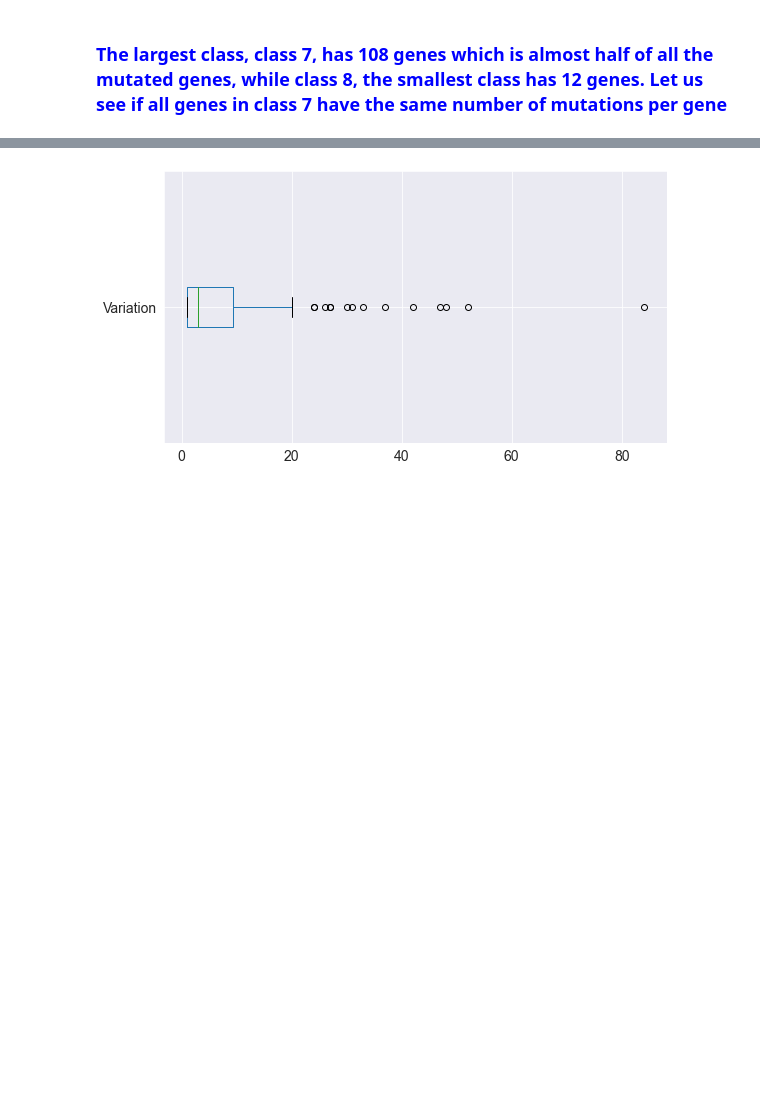
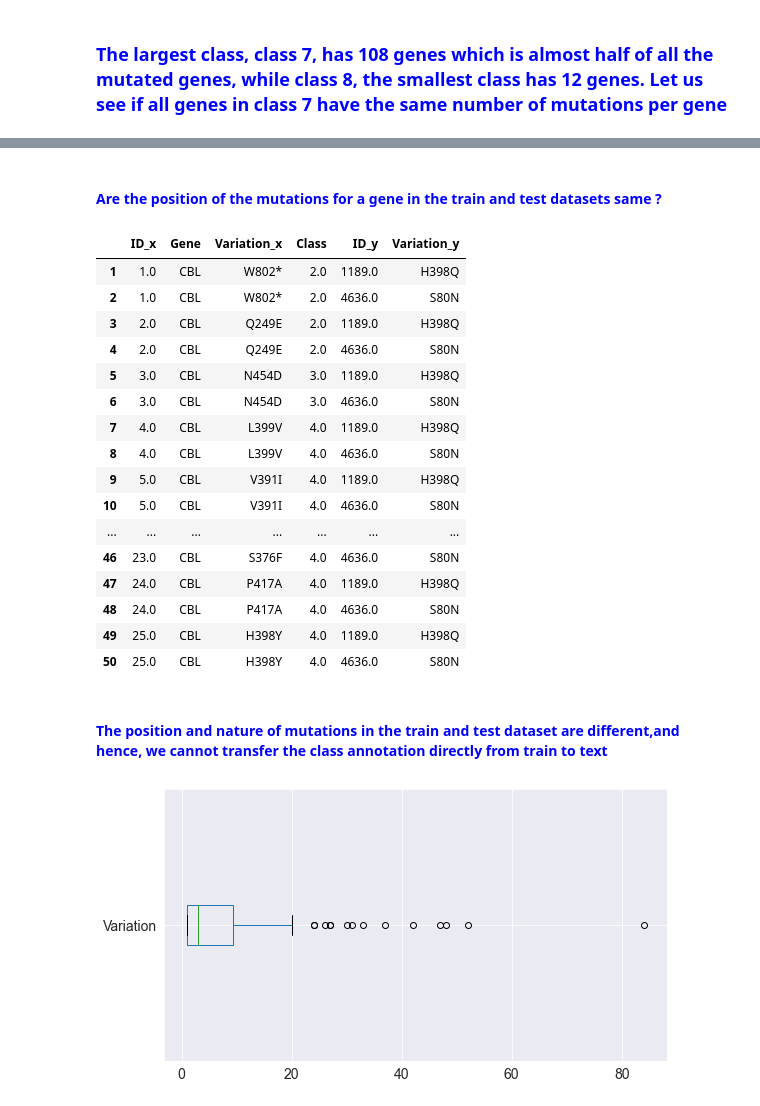
Before and after one commit to me-nobody/jovian-ml-project, a Jupyter notebook: jovian-ml-project-030122.ipynb, the cells around one changed output, grey strips where cells are left out. Drawn from its saved outputs; the diff is of its cells as text; code cells hidden in the pictures; blank space fills up the shorter version.

```diff
--- a/jovian-ml-project-030122.ipynb
+++ b/jovian-ml-project-030122.ipynb
@@ -201,2 +205,4 @@ train_df[train_df['Class']==7]['Gene'].nunique()
 # %% [markdown]
 ### <font color="blue"> The largest class, class 7, has 108 genes which is almost half of all the mutated genes, while class 8, the smallest class has 12 genes. Let us see if all genes in class 7 have the same number of mutations per gene </font>
+# %%
+test_variant_df=pd.read_csv('test_variants.zip',compression='zip')
@@ -203,3 +218,29 @@ train_df[train_df['Class']==7]['Gene'].nunique()
+# %% [markdown]
+#### <font color='blue'>Are the position of the mutations for a gene in the train and test datasets same ? </font>
+# %%
+compare_train_test_variant=pd.merge(train_variant_df,test_variant_df,how='outer',left_on='Gene',right_on='Gene')
+# %%
+compare_train_test_variant[compare_train_test_variant['Gene']=='CBL']
+# %% [output]
+|  | ID_x | Gene | Variation_x | Class | ID_y | Variation_y |
+| 1 | 1.0 | CBL | W802* | 2.0 | 1189.0 | H398Q |
+| 2 | 1.0 | CBL | W802* | 2.0 | 4636.0 | S80N |
+| 3 | 2.0 | CBL | Q249E | 2.0 | 1189.0 | H398Q |
+| 4 | 2.0 | CBL | Q249E | 2.0 | 4636.0 | S80N |
+| 5 | 3.0 | CBL | N454D | 3.0 | 1189.0 | H398Q |
+| 6 | 3.0 | CBL | N454D | 3.0 | 4636.0 | S80N |
+| 7 | 4.0 | CBL | L399V | 4.0 | 1189.0 | H398Q |
+| 8 | 4.0 | CBL | L399V | 4.0 | 4636.0 | S80N |
+| 9 | 5.0 | CBL | V391I | 4.0 | 1189.0 | H398Q |
+| 10 | 5.0 | CBL | V391I | 4.0 | 4636.0 | S80N |
+| ... | ... | ... | ... | ... | ... | ... |
+| 46 | 23.0 | CBL | S376F | 4.0 | 4636.0 | S80N |
+| 47 | 24.0 | CBL | P417A | 4.0 | 1189.0 | H398Q |
+| 48 | 24.0 | CBL | P417A | 4.0 | 4636.0 | S80N |
+| 49 | 25.0 | CBL | H398Y | 4.0 | 1189.0 | H398Q |
+| 50 | 25.0 | CBL | H398Y | 4.0 | 4636.0 | S80N |
+# %% [markdown]
+#### <font color='blue'> The position and nature of mutations in the train and test dataset are different,and hence, we cannot transfer the class annotation directly from train to text </font>
 # %%
 train_df[train_df['Class']==7].groupby('Gene')[['Variation']].count().boxplot(vert=False);
 # %% [output]
```
Also changed, not shown: parts of 29 cells of this notebook.
